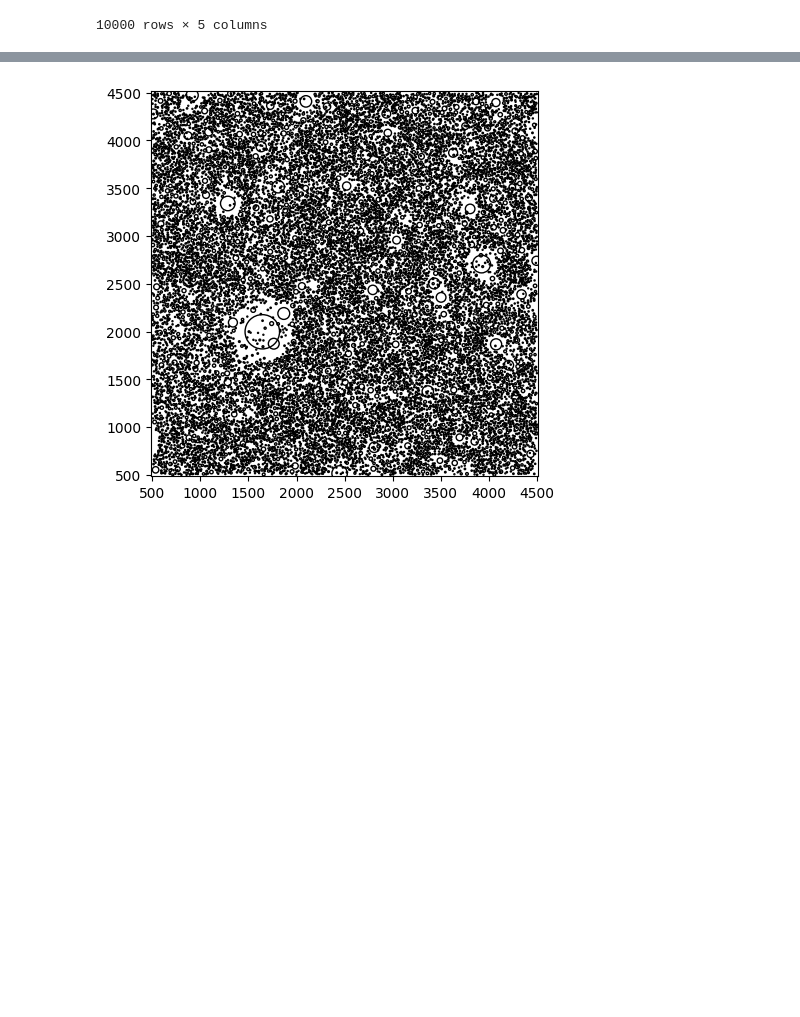
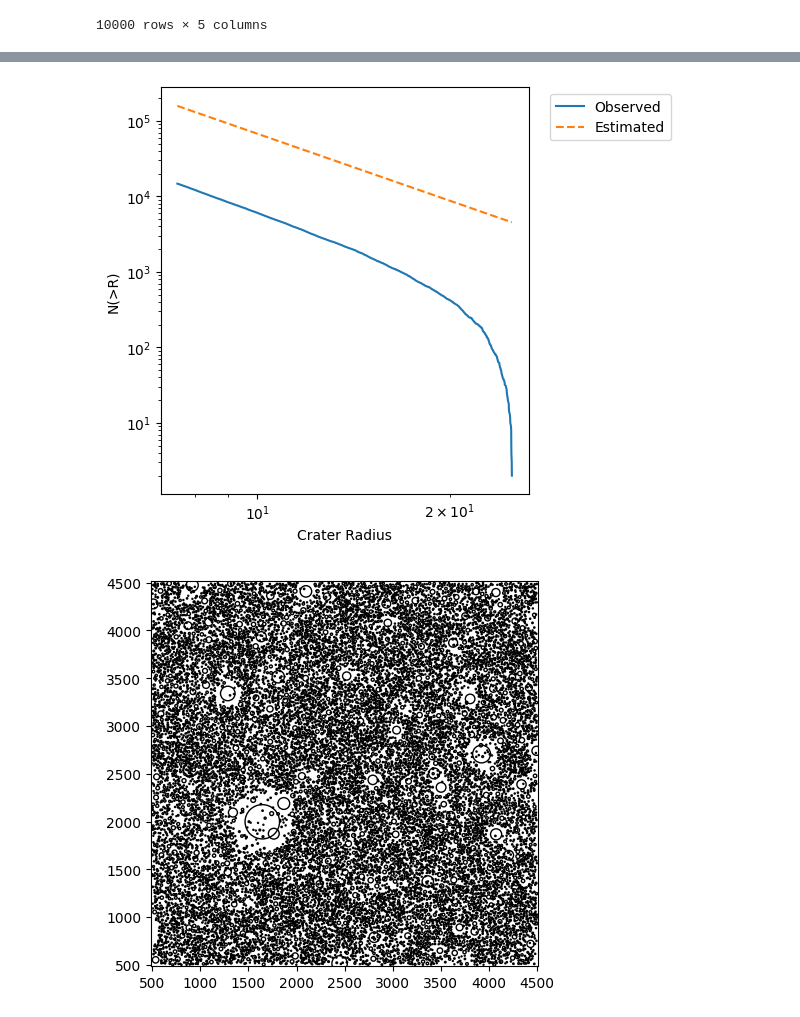
Before and after one commit to seanmason/saturation, a Jupyter notebook: notebooks/thesis/Chapter4/PointInTimePlots.ipynb, the cells around one changed output, grey strips where cells are left out. Saved outputs shown, nothing was run; the diff lists cells and outputs as text; code cells hidden in the pictures; blank space fills up the shorter version.

```diff
--- a/notebooks/thesis/Chapter4/PointInTimePlots.ipynb
+++ b/notebooks/thesis/Chapter4/PointInTimePlots.ipynb
@@ -181,3 +181,21 @@ configs_pd.sort_values("slope")
 | 3928 | 1.751865 | 0.589493 | 8.373902 | 8296 | 2.999581 |
 | 6932 | 1.220941 | 0.590458 | 6.505999 | 912 | 2.999955 |
 10000 rows × 5 columns
+# %%
+base_path = "/data/saturation/state_tests/"
+stats_df = spark.read.parquet(f"{base_path}/*/statistics_*.parquet")
+craters_df = spark.read.parquet(f"{base_path}/*/craters_*.parquet")
+removals_df = spark.read.parquet(f"{base_path}/*/crater_removals_*.parquet")
+
+simulation_id = 1
+target_n_craters_added_in_study_region = 200000
+
+state = get_state_at_time(
+    stats_df,
+    craters_df,
+    removals_df,
+    simulation_id,
+    target_n_craters_added_in_study_region,
+    5000,
+    625
+)
@@ -183,0 +218,6 @@ configs_pd.sort_values("slope")
+# %%
+s = state[state.radius < 25]
+slope, sigma = estimate_cumulative_slope(s.radius,
+                                         s.radius.min(),
+                                         s.radius.max())
+slope, sigma
@@ -184,3 +238,7 @@ configs_pd.sort_values("slope")
+# %%
+plot_sfds(s, -slope, intercept=6e7)
+# %% [output]
+[figure, added]
 # %%
 stats_df = spark.read.parquet(f"{base_path}/*/statistics_*.parquet")
 craters_df = spark.read.parquet(f"{base_path}/*/craters_*.parquet")
```
Also changed, not shown: parts of 22 cells of this notebook, 5 other files.
